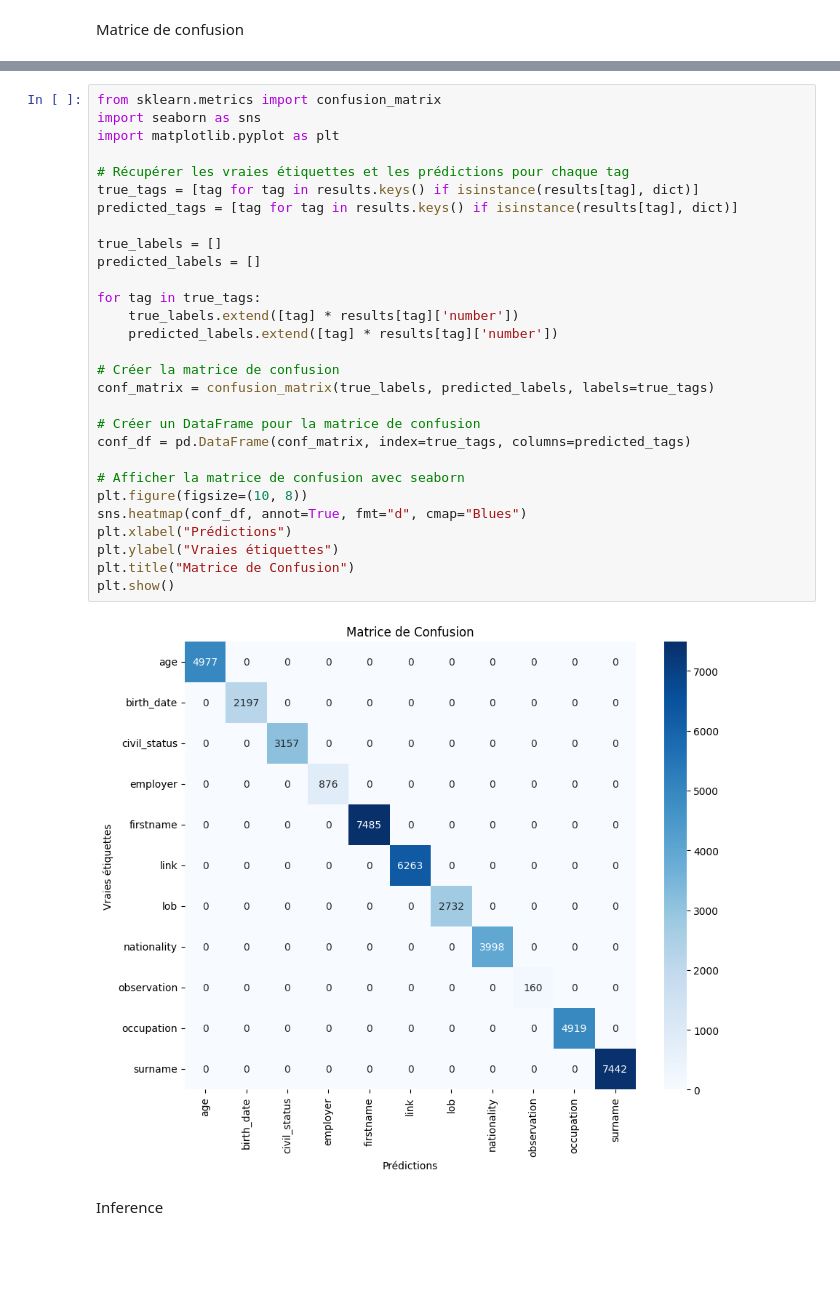
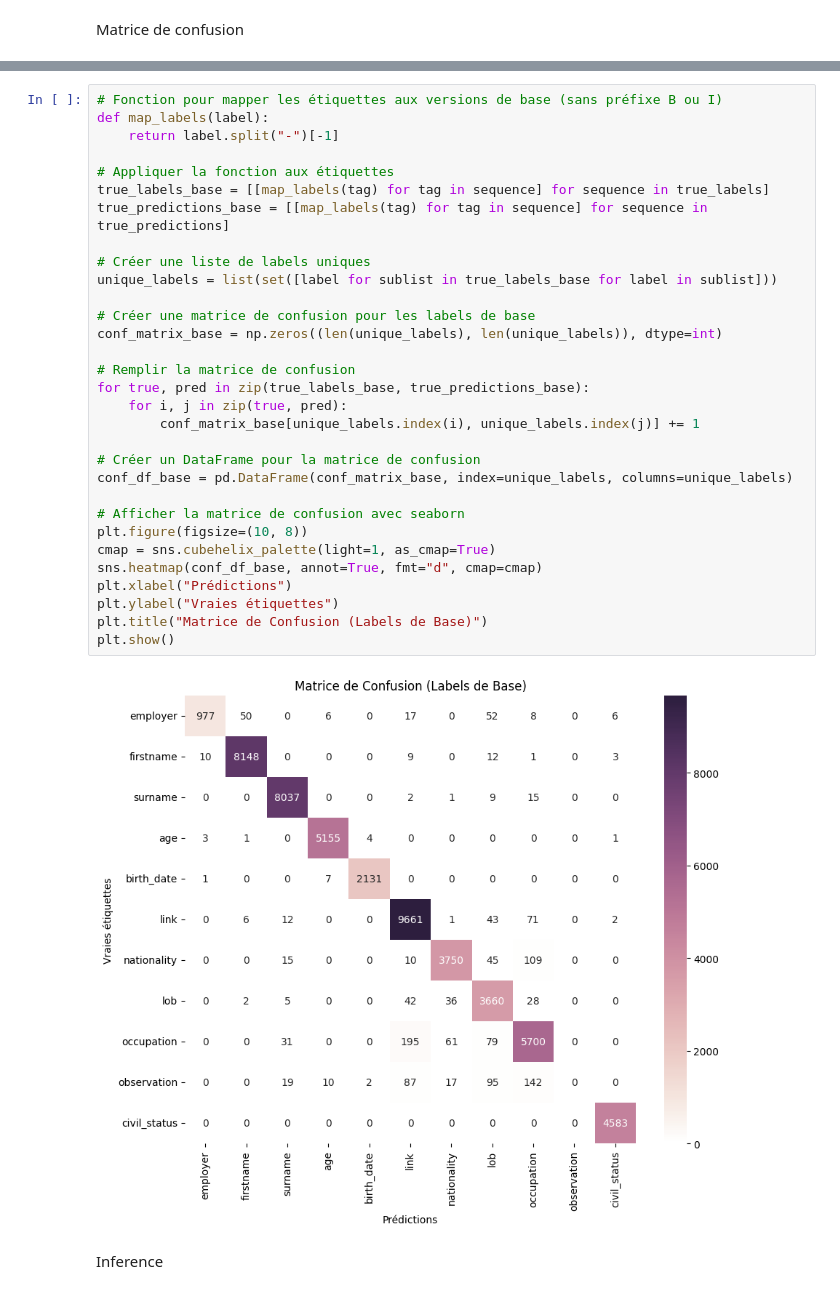
Before and after one commit to cdechaux/Projet_NLP_3A, a Jupyter notebook: scripts/models.ipynb, the cells around one changed output, grey strips where cells are left out. Drawn from its saved outputs; the diff is of its cells as text; blank space fills up the shorter version.

```diff
--- a/scripts/models.ipynb
+++ b/scripts/models.ipynb
@@ -335,34 +371,36 @@ plt.show()
-# %%
-from sklearn.metrics import confusion_matrix
-import seaborn as sns
-import matplotlib.pyplot as plt
-
-# Récupérer les vraies étiquettes et les prédictions pour chaque tag
-true_tags = [tag for tag in results.keys() if isinstance(results[tag], dict)]
-predicted_tags = [tag for tag in results.keys() if isinstance(results[tag], dict)]
-
-true_labels = []
-predicted_labels = []
-
-for tag in true_tags:
-    true_labels.extend([tag] * results[tag]['number'])
-    predicted_labels.extend([tag] * results[tag]['number'])
-
-# Créer la matrice de confusion
-conf_matrix = confusion_matrix(true_labels, predicted_labels, labels=true_tags)
-
-# Créer un DataFrame pour la matrice de confusion
-conf_df = pd.DataFrame(conf_matrix, index=true_tags, columns=predicted_tags)
-
-# Afficher la matrice de confusion avec seaborn
-plt.figure(figsize=(10, 8))
-sns.heatmap(conf_df, annot=True, fmt="d", cmap="Blues")
-plt.xlabel("Prédictions")
-plt.ylabel("Vraies étiquettes")
-plt.title("Matrice de Confusion")
-plt.show()
-# %% [output]
-[figure, removed]
+# %%
+# Fonction pour mapper les étiquettes aux versions de base (sans préfixe B ou I)
+def map_labels(label):
+    return label.split("-")[-1]
+
+# Appliquer la fonction aux étiquettes
+true_labels_base = [[map_labels(tag) for tag in sequence] for sequence in true_labels]
+true_predictions_base = [[map_labels(tag) for tag in sequence] for sequence in true_predictions]
+
+# Créer une liste de labels uniques
+unique_labels = list(set([label for sublist in true_labels_base for label in sublist]))
+
+# Créer une matrice de confusion pour les labels de base
+conf_matrix_base = np.zeros((len(unique_labels), len(unique_labels)), dtype=int)
+
+# Remplir la matrice de confusion
+for true, pred in zip(true_labels_base, true_predictions_base):
+    for i, j in zip(true, pred):
+        conf_matrix_base[unique_labels.index(i), unique_labels.index(j)] += 1
+
+# Créer un DataFrame pour la matrice de confusion
+conf_df_base = pd.DataFrame(conf_matrix_base, index=unique_labels, columns=unique_labels)
+
+# Afficher la matrice de confusion avec seaborn
+plt.figure(figsize=(10, 8))
+cmap = sns.cubehelix_palette(light=1, as_cmap=True)
+sns.heatmap(conf_df_base, annot=True, fmt="d", cmap=cmap)
+plt.xlabel("Prédictions")
+plt.ylabel("Vraies étiquettes")
+plt.title("Matrice de Confusion (Labels de Base)")
+plt.show()
+# %% [output]
+[figure, added]
 # %% [markdown]
 Inference
 # %%
```
Also changed, not shown: parts of 16 cells of this notebook, 2 other files.
